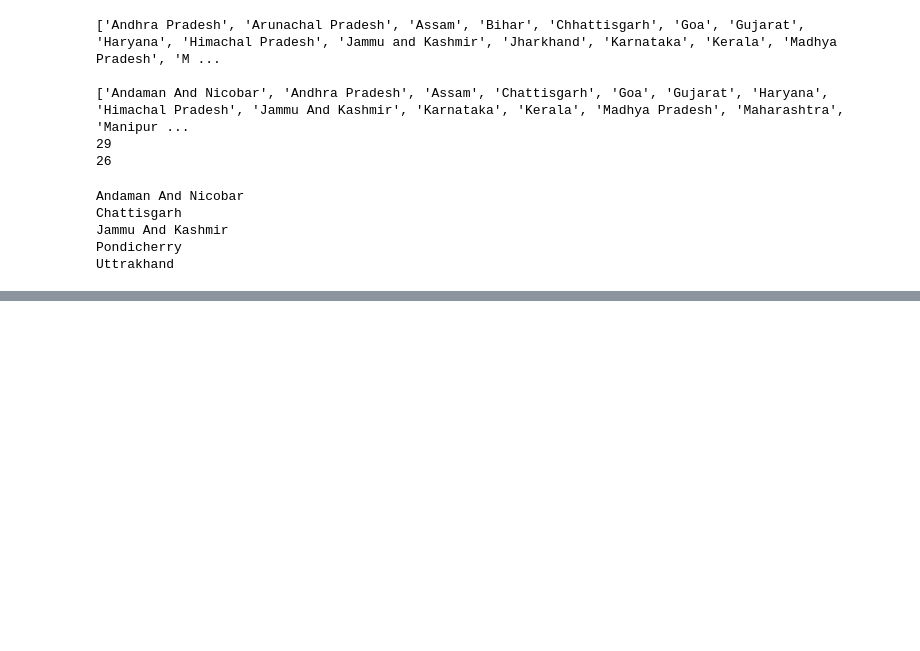
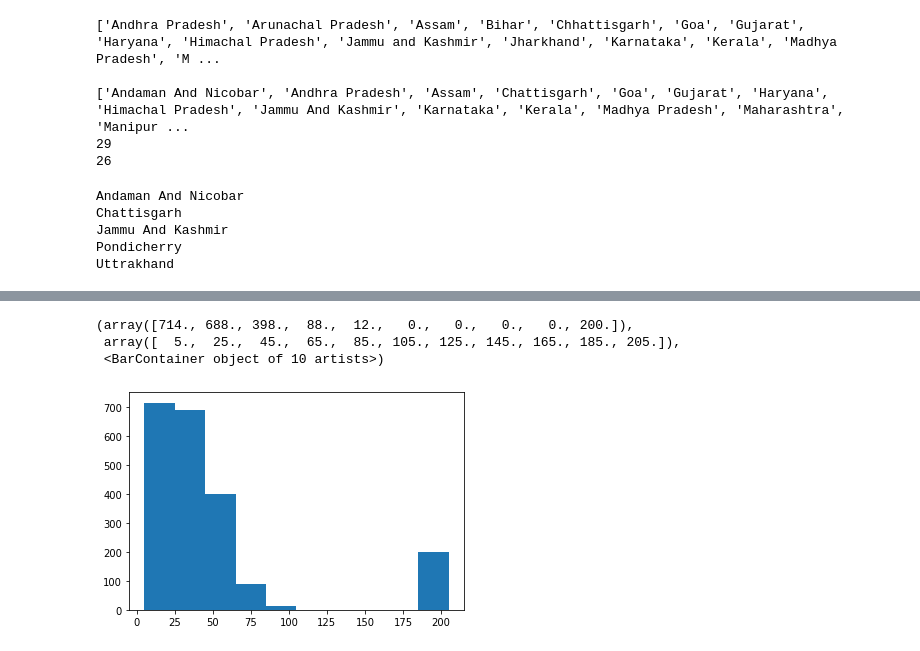
Before and after one commit to Sahil-Amritkar/TRINIT-Crop-Prediction-CPPTonight, a Jupyter notebook: data_exploration.ipynb, the cells around one changed output, grey strips where cells are left out. Cells and saved outputs as stored; diff of their text form; code cells hidden in the pictures; blank space fills up the shorter version.

```diff
--- a/data_exploration.ipynb
+++ b/data_exploration.ipynb
@@ -574,0 +602,7 @@ district_rain.to_csv('datasets/statewise_seasonwise_rainfall.csv', index=False)
+# %%
+plt.hist(crop_reco['K'])
+# %% [output]
+(array([714., 688., 398.,  88.,  12.,   0.,   0.,   0.,   0., 200.]),
+ array([  5.,  25.,  45.,  65.,  85., 105., 125., 145., 165., 185., 205.]),
+ <BarContainer object of 10 artists>)
+[figure, added]
```
Also changed, not shown: parts of 5 cells of this notebook, 25 other files.
